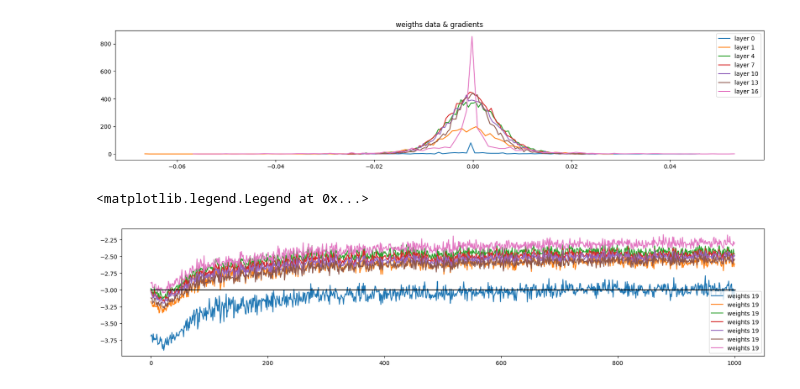
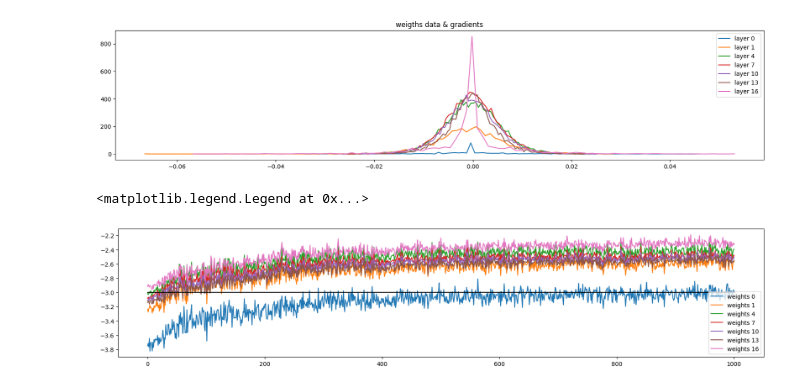
Before and after one commit to mihaimaganu17/gym_chad, a Jupyter notebook: micrograd3/build_makemore_part3.ipynb, the cells around one changed output. Cells and saved outputs as stored; diff of their text form; code cells hidden in the pictures.

```diff
--- a/micrograd3/build_makemore_part3.ipynb
+++ b/micrograd3/build_makemore_part3.ipynb
@@ -99,5 +102,6 @@ Valid examples
 # %%
 # Parameters setup
+import torch
 from torch.nn import functional as F
 
 emb_size = 10
@@ -112,40 +116,41 @@ C = torch.randn((27, emb_size), generator=g)
 # source is the kaimin paper initialisation and torch docs
 tanh_gain = 5/3
 n_hidden = 200
-fan_in = (block_size * emb_size) ** 0.5
-W1 = torch.randn((block_size * emb_size, n_hidden), generator=g) * (tanh_gain / fan_in) # 0.3
+sqrt_of_fan_in = (block_size * emb_size) ** 0.5
+W1 = torch.randn((block_size * emb_size, n_hidden), generator=g) * (tanh_gain / sqrt_of_fan_in) # 0.3
 # We multiply by 0.01 to make sure the bias is not high and gives us a
 # uniform distribution as in layer 2
 # Because we are computing the batch norm bias, this is not very useful and is replaced
 # by the batch normalisation bias.
-# b1 = torch.randn(n_hidden, generator=g) * 0.01
+b1 = torch.randn(n_hidden, generator=g) * 0.01
 # Second layer
 # We multiply by 0.01 (or a small scalar) in order to reduce and more uniformly
 # distribute the weights for the first training pass and loss calculation, such that
-# the logits that we get at the end of the network given roughly the same probability
-# to any of the characters. This is the same concept as the first layer but with a
-# instinctive value
+# the logits that we get at the end of the network are giving roughly the same
+# probability to any of the characters. This is the same concept as the first layer
+# but with an instinctive value instead of something empirical taken from docs
 W2 = torch.randn((n_hidden, 27), generator=g) * 0.01
 # We multiply by zero to make sure intialization give uniform distribution to the logits
 b2 = torch.randn(27, generator=g) * 0
 
 # Parameters to allow the batch normalisation to scale and shift the uniform gaussian
-# of a neuron's inputs in a batch,
-# such that it allows the backpropagation step to optimise the neuron's shape because
-# the neuron is modified with these 2 values which become parameters and have
-# gradients computed as well and are optimised
+# of a neuron's inputs in a batch, such that it allows the backpropagation step
+# to optimise the neuron's shape because the neuron is modified with these 2 values
+# which become parameters and have gradients computed as well and are optimised
 batch_norm_gain = torch.ones((1, n_hidden))
 batch_norm_bias = torch.zeros((1, n_hidden))
 
 # Initialize the mean and the std that will be accumulating the mean and the standard
-# deviation of batch normalisation at each training step in order to later be used in
+# deviation of batch normalisation at each training step in order to be used later in
 # production when we are feeding a single example without a batch
 # Because preactivations are standard gaussian we expect the mean to be close to zero
 # and the std to be close to one.
 hpreact_mean_final = torch.zeros((1, n_hidden))
 hpreact_std_final = torch.ones((1, n_hidden))
 
-parameters = [C, W1, b1, W2, b2, batch_norm_gain, batch_norm_bias]
+# parameters = [C, W1, b1, W2, b2, batch_norm_gain, batch_norm_bias]
+parameters = [C, W1, W2, b2, batch_norm_gain, batch_norm_bias]
+
 
 for p in parameters:
     p.requires_grad = True
@@ -180,7 +185,7 @@ for idx in range(max_steps):
     # Forward pass, only with the minibatch
     emb = C[d.X["train"][idxs]]
     # Compute the preactivation of the first hidden layer
-    hpreact = emb.view(emb.shape[0], block_size * emb_size) @ W1 # + b1
+    hpreact = emb.view(emb.shape[0], block_size * emb_size) @ W1 #+ b1
 
     # Compute the mean and the std for the current batch
     hpreact_mean_running_idx = hpreact.mean(0, keepdim=True)
@@ -205,6 +210,8 @@ for idx in range(max_steps):
     # Compute the logits -> the values of the last preactivation before the probabilities
     logits = h @ W2 + b2 # log-counts
     # Compute the loss
+    print(logits.shape)
+    print(d.Y["train"][idxs].shape)
     loss = F.cross_entropy(logits, d.Y["train"][idxs])
     #print(loss.item())
     # Reset the gradients
@@ -226,6 +233,6 @@ for idx in range(max_steps):
     if idx % 10000 == 0:
         print(f"{idx:6d} / {max_steps:6d} -> {loss.item():.4f}")
     losses.append(loss.log10().item())
-
+    break
 loss
 # %% [output]
@@ -696,20 +685,20 @@ Text(0.5, 1.0, 'weigths data & gradients')
 # %%
 plt.figure(figsize=(20, 4))
 legends = []
 
 with torch.no_grad():
     # Alternatively we can call detach on hx and hy
     # Iterate over all tanh activation layers
     for idx, param in enumerate(parameters):
         grad = param.grad
         # only plot the weights, which are 2 dimensional
         if param.ndim == 2:
             plt.plot([update_to_data_ratio[k][idx] for k in range(len(update_to_data_ratio))])
-            legends.append(f"weights {i}")
+            legends.append(f"weights {idx}")
 # If ratios are below ~1e-3 this means they are not learning fast enough, the lr is
 # too small.
 plt.plot([0, len(update_to_data_ratio)], [-3, -3], 'k') # these ratios should be ~1e-3,
 plt.legend(legends)
 # %% [output]
 <matplotlib.legend.Legend at 0x...>
-[figure, old version]
+[figure, new version]
```
Also changed, not shown: parts of 11 cells of this notebook.
